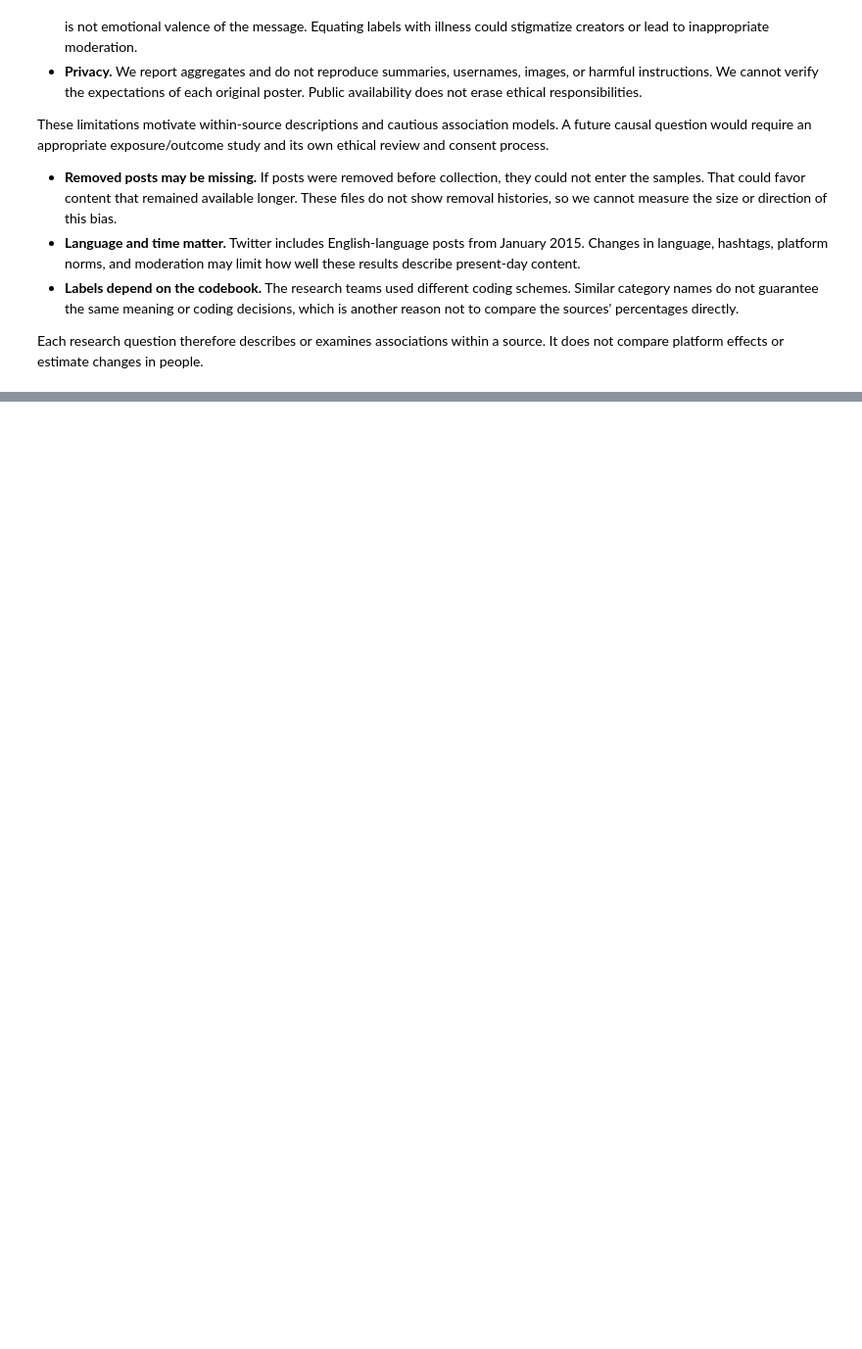
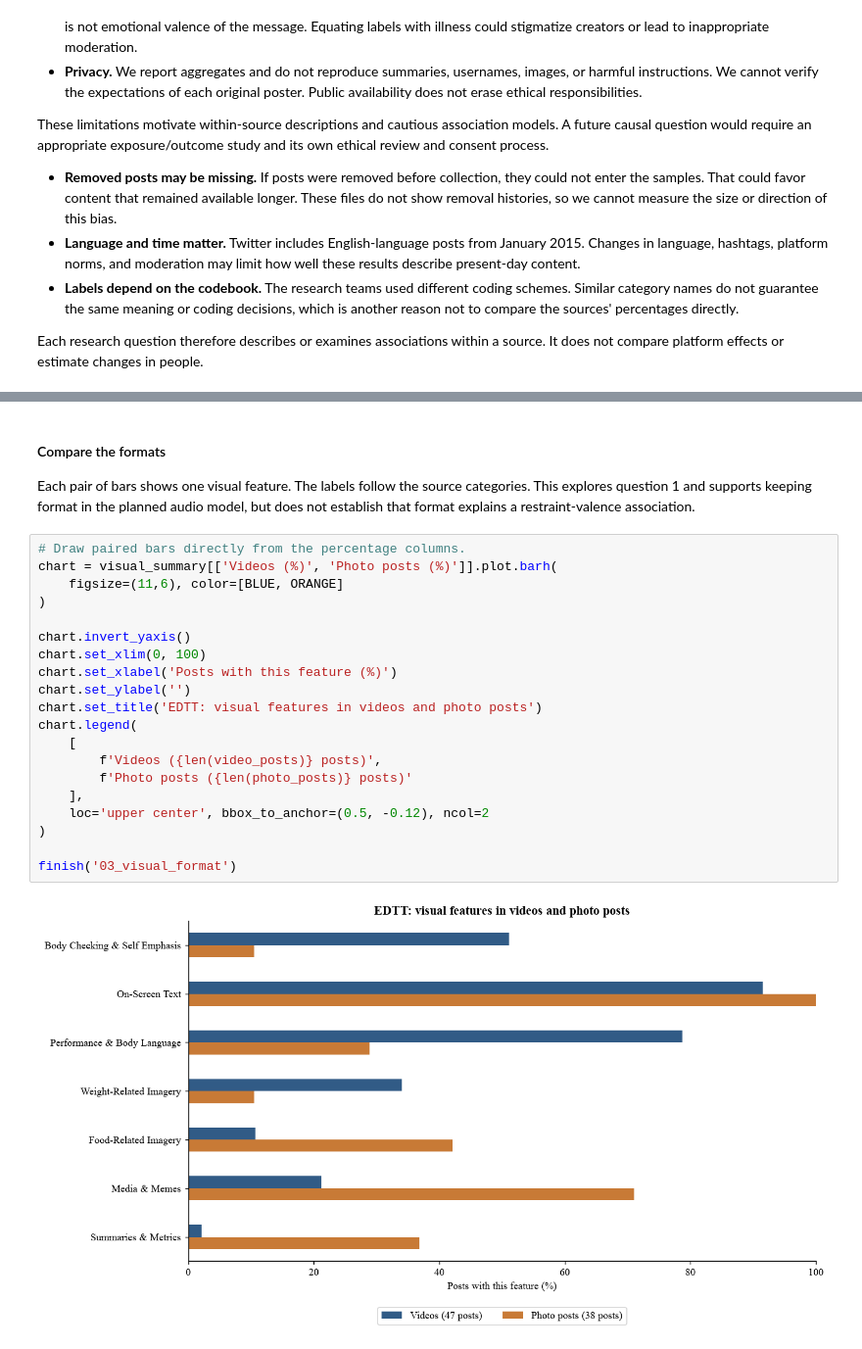
Before and after one commit to AnyaChoudhary/info2950-fall2026-project, a Jupyter notebook: notebooks/INFO2950_Phase_II.ipynb, the cells around one changed output, grey strips where cells are left out. Shown at 98% size. Drawn from its saved outputs; the diff is of its cells as text; blank space fills up the shorter version.

```diff
--- a/notebooks/INFO2950_Phase_II.ipynb
+++ b/notebooks/INFO2950_Phase_II.ipynb
@@ -756,0 +728,25 @@ For the final phase, we want feedback on whether our proposed models answer mean
+# %% [markdown]
+#### Compare the formats
+Each pair of bars shows one visual feature. The labels follow the source categories. This explores question 1 and supports keeping format in the planned audio model, but does not establish that format explains a restraint-valence association.
+# %%
+# Draw paired bars directly from the percentage columns.
+chart = visual_summary[['Videos (%)', 'Photo posts (%)']].plot.barh(
+    figsize=(11,6), color=[BLUE, ORANGE]
+)
+
+chart.invert_yaxis()
+chart.set_xlim(0, 100)
+chart.set_xlabel('Posts with this feature (%)')
+chart.set_ylabel('')
+chart.set_title('EDTT: visual features in videos and photo posts')
+chart.legend(
+    [
+        f'Videos ({len(video_posts)} posts)',
+        f'Photo posts ({len(photo_posts)} posts)'
+    ],
+    loc='upper center', bbox_to_anchor=(0.5, -0.12), ncol=2
+)
+
+finish('03_visual_format')
+# %% [output]
+[figure, added]
```
Also changed, not shown: parts of 38 cells of this notebook, 8 other files.
